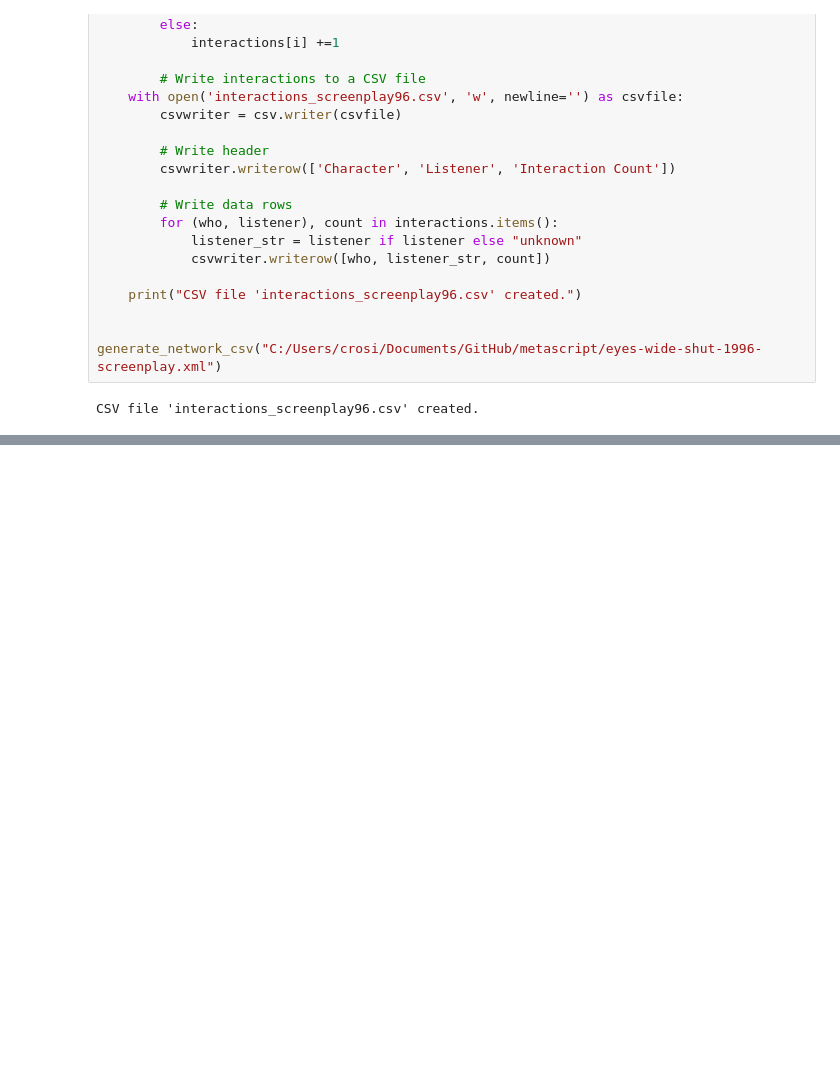
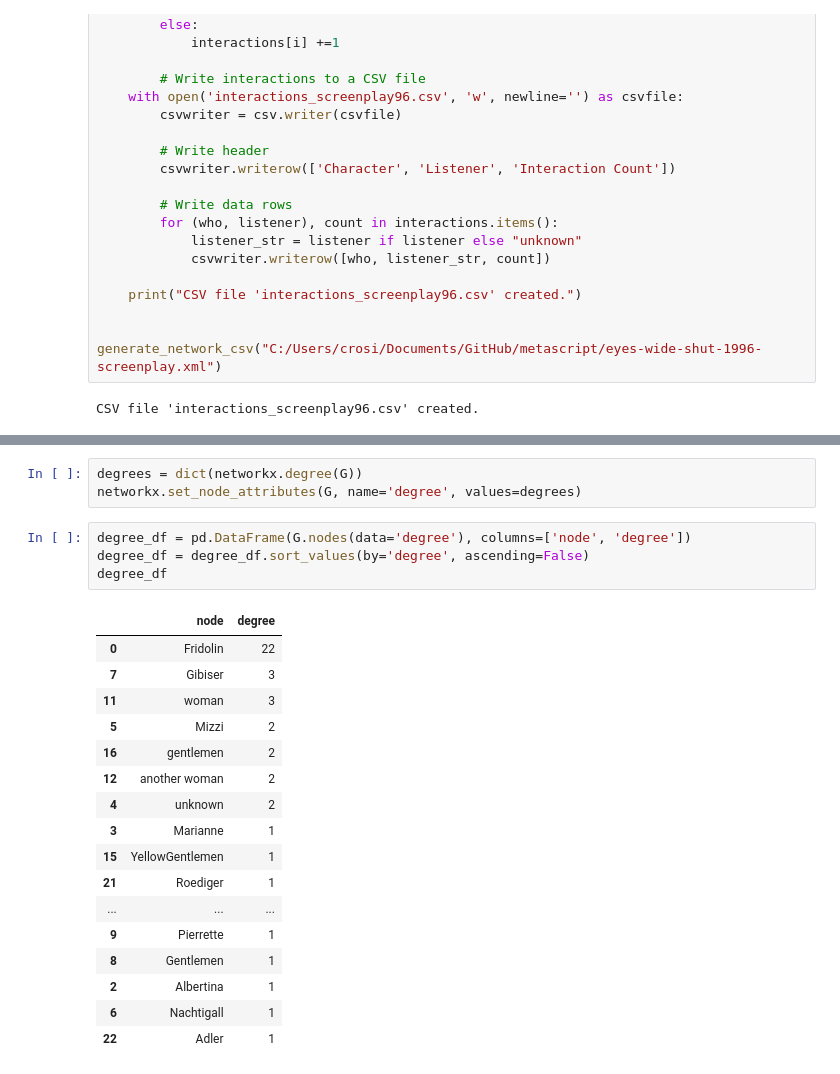
Before and after one commit to giorgiacrosilla/metascript, a Jupyter notebook: utils/network_analysis/network_analysis.ipynb, the cells around one changed output, grey strips where cells are left out. Cells and saved outputs as stored; diff of their text form; blank space fills up the shorter version.

```diff
--- a/utils/network_analysis/network_analysis.ipynb
+++ b/utils/network_analysis/network_analysis.ipynb
@@ -101,0 +149,25 @@ CSV file 'interactions_screenplay96.csv' created.
+# %%
+degrees = dict(networkx.degree(G))
+networkx.set_node_attributes(G, name='degree', values=degrees)
+# %%
+degree_df = pd.DataFrame(G.nodes(data='degree'), columns=['node', 'degree'])
+degree_df = degree_df.sort_values(by='degree', ascending=False)
+degree_df
+# %% [output]
+|  | node | degree |
+| 0 | Fridolin | 22 |
+| 7 | Gibiser | 3 |
+| 11 | woman | 3 |
+| 5 | Mizzi | 2 |
+| 16 | gentlemen | 2 |
+| 12 | another woman | 2 |
+| 4 | unknown | 2 |
+| 3 | Marianne | 1 |
+| 15 | YellowGentlemen | 1 |
+| 21 | Roediger | 1 |
+| ... | ... | ... |
+| 9 | Pierrette | 1 |
+| 8 | Gentlemen | 1 |
+| 2 | Albertina | 1 |
+| 6 | Nachtigall | 1 |
+| 22 | Adler | 1 |
```
Also changed, not shown: parts of 29 cells of this notebook, 15 other files.
